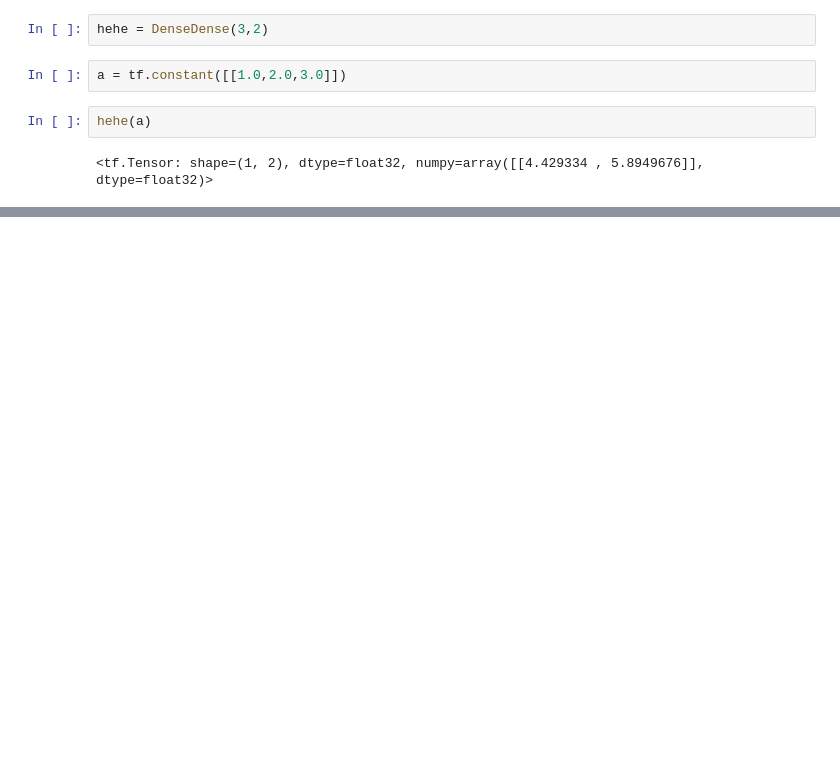
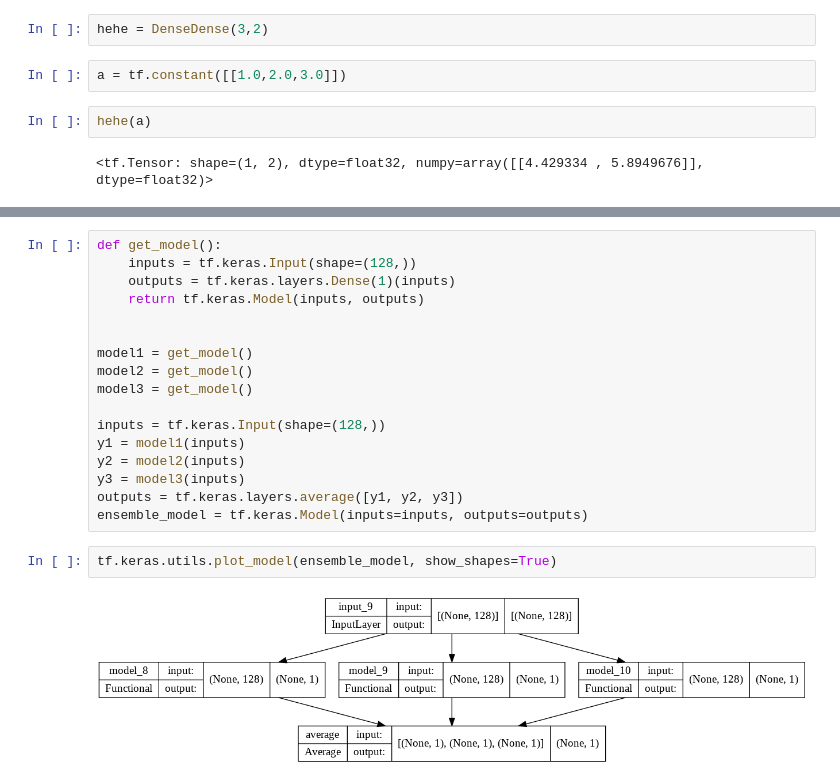
Before and after one commit to chi-hun/chi-hun, a Jupyter notebook: Untitled4.ipynb, the cells around one changed output, grey strips where cells are left out. Drawn from its saved outputs; the diff is of its cells as text; blank space fills up the shorter version.

```diff
--- a/Untitled4.ipynb
+++ b/Untitled4.ipynb
@@ -2421,0 +2711,21 @@ x =
+# %%
+def get_model():
+    inputs = tf.keras.Input(shape=(128,))
+    outputs = tf.keras.layers.Dense(1)(inputs)
+    return tf.keras.Model(inputs, outputs)
+
+
+model1 = get_model()
+model2 = get_model()
+model3 = get_model()
+
+inputs = tf.keras.Input(shape=(128,))
+y1 = model1(inputs)
+y2 = model2(inputs)
+y3 = model3(inputs)
+outputs = tf.keras.layers.average([y1, y2, y3])
+ensemble_model = tf.keras.Model(inputs=inputs, outputs=outputs)
+# %%
+tf.keras.utils.plot_model(ensemble_model, show_shapes=True)
+# %% [output]
+[figure, added]
```
Also changed, not shown: parts of 31 cells of this notebook.
